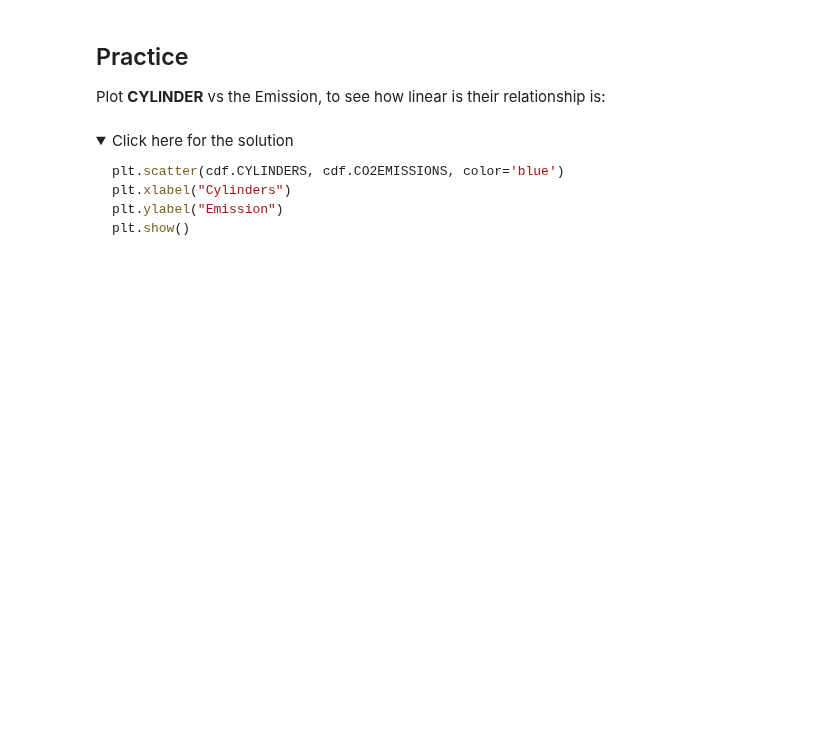
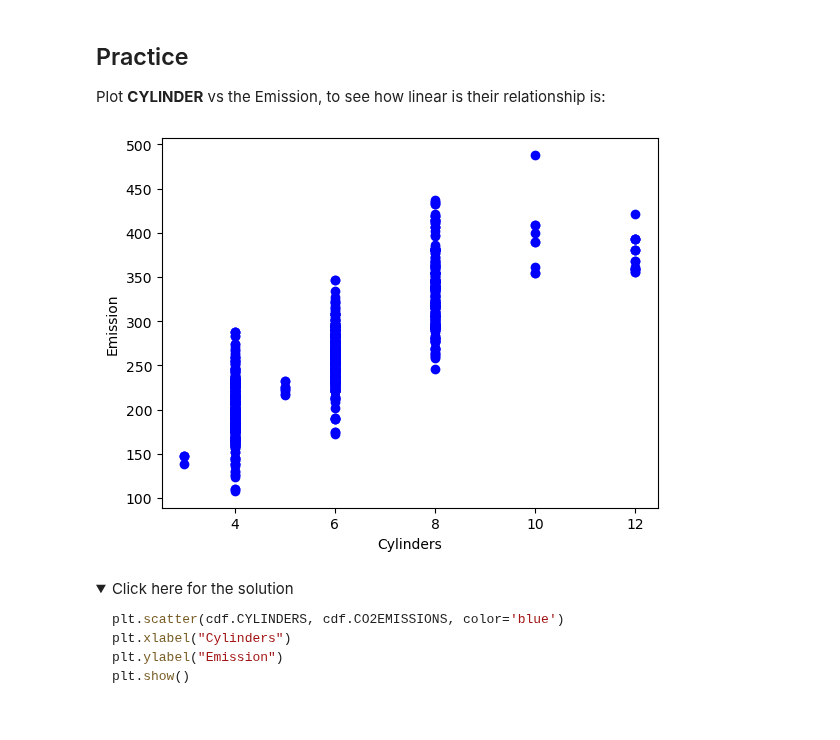
Before and after one commit to EIDSTER/coursera, a Jupyter notebook: ML0101EN-Reg-Simple-Linear-Regression-Co2.ipynb, the cells around one changed output. Drawn from its saved outputs; the diff is of its cells as text; code cells hidden in the pictures; folded sections open; blank space fills up the shorter version.

```diff
--- a/ML0101EN-Reg-Simple-Linear-Regression-Co2.ipynb
+++ b/ML0101EN-Reg-Simple-Linear-Regression-Co2.ipynb
@@ -54,7 +57,7 @@ We have downloaded a fuel consumption dataset, **`FuelConsumption.csv`**, which
 # %% [markdown]
 ## Reading the data in
 # %%
-df = pd.read_csv("FuelConsumption.csv")
+df = pd.read_csv('C:/Users/EIDSTER/Desktop/FuelConsumptionCo2.csv')
 
 # take a look at the dataset
 df.head()
@@ -95,3 +130,12 @@ Plot __CYLINDER__ vs the Emission, to see how linear is their relationship is:
+# %%
+# write your code here
+
+plt.scatter(cdf.CYLINDERS, cdf.CO2EMISSIONS, color='blue')
+plt.xlabel("Cylinders")
+plt.ylabel("Emission")
+plt.show()
+# %% [output]
+[figure, added]
 # %% [markdown]
 <details><summary>Click here for the solution</summary>
 
```
Also changed, not shown: parts of 19 cells of this notebook.
